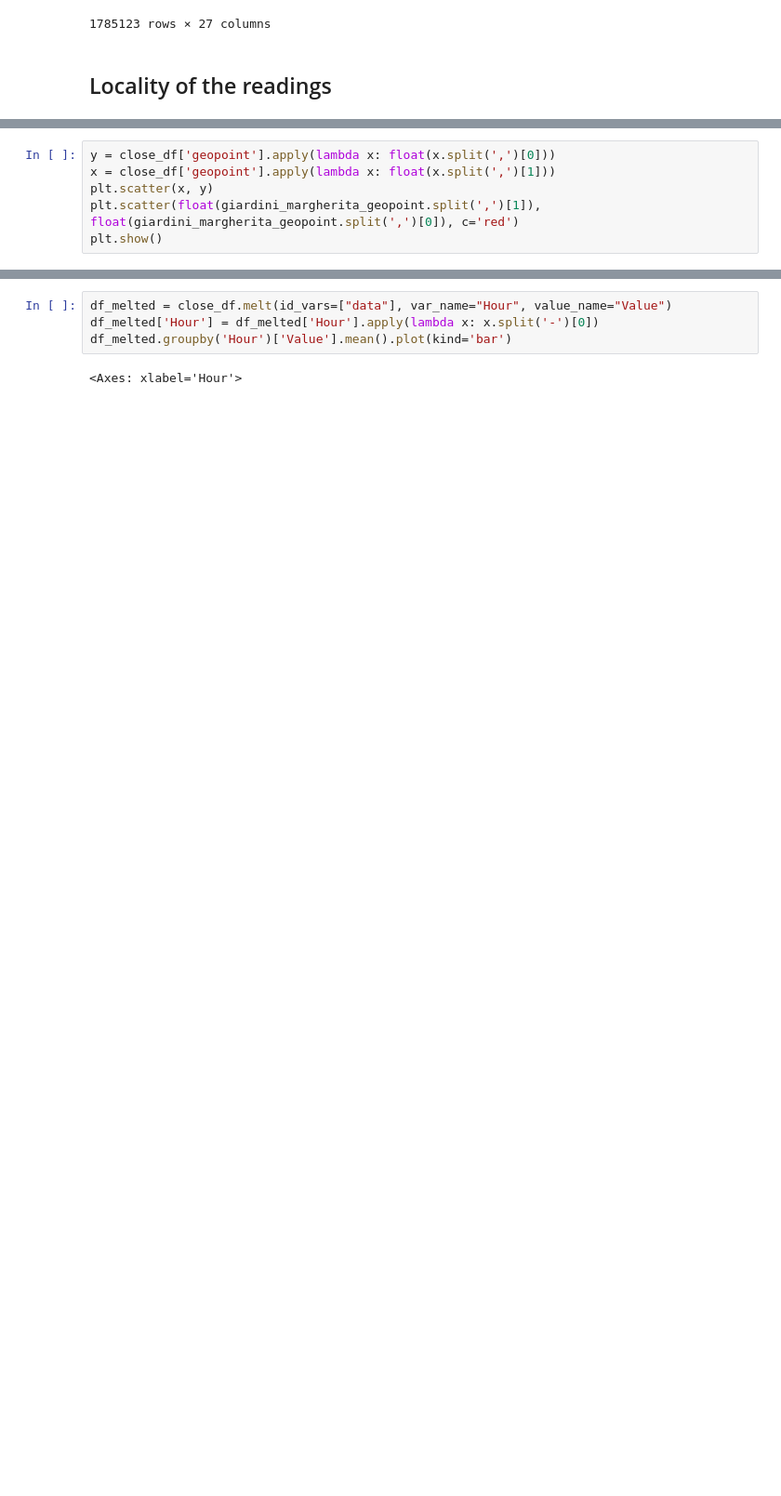
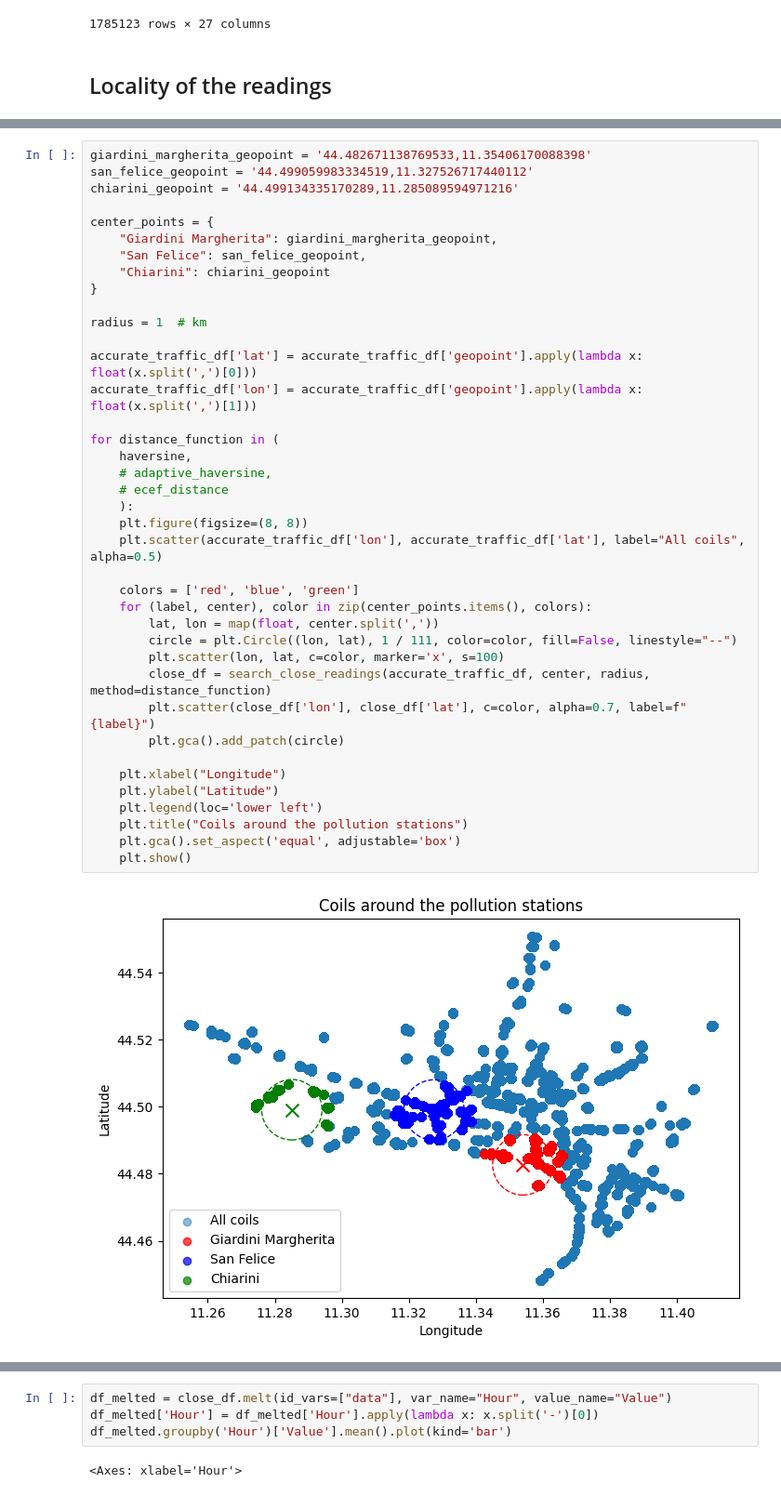
Before and after one commit to davidesonno/AII-project, a Jupyter notebook: 2-traffic_prepocessing.ipynb, the cells around one changed output, grey strips where cells are left out. Shown at 93% size. Drawn from its saved outputs; the diff is of its cells as text; blank space fills up the shorter version.

```diff
--- a/traffic_prepocessing.ipynb
+++ b/2-traffic_prepocessing.ipynb
@@ -166,6 +173,0 @@ close_df = search_close_readings(accurate_traffic_df, giardini_margherita_geopoi
-# %%
-y = close_df['geopoint'].apply(lambda x: float(x.split(',')[0]))
-x = close_df['geopoint'].apply(lambda x: float(x.split(',')[1]))
-plt.scatter(x, y)
-plt.scatter(float(giardini_margherita_geopoint.split(',')[1]), float(giardini_margherita_geopoint.split(',')[0]), c='red')
-plt.show()
@@ -173,0 +174,41 @@ plt.show()
+# %%
+giardini_margherita_geopoint = '44.482671138769533,11.35406170088398'
+san_felice_geopoint = '44.499059983334519,11.327526717440112'
+chiarini_geopoint = '44.499134335170289,11.285089594971216'
+
+center_points = {
+    "Giardini Margherita": giardini_margherita_geopoint,
+    "San Felice": san_felice_geopoint,
+    "Chiarini": chiarini_geopoint
+}
+
+radius = 1  # km
+
+accurate_traffic_df['lat'] = accurate_traffic_df['geopoint'].apply(lambda x: float(x.split(',')[0]))
+accurate_traffic_df['lon'] = accurate_traffic_df['geopoint'].apply(lambda x: float(x.split(',')[1]))
+
+for distance_function in (
+    haversine,
+    # adaptive_haversine,
+    # ecef_distance
+    ):
+    plt.figure(figsize=(8, 8))
+    plt.scatter(accurate_traffic_df['lon'], accurate_traffic_df['lat'], label="All coils", alpha=0.5)
+
+    colors = ['red', 'blue', 'green']
+    for (label, center), color in zip(center_points.items(), colors):
+        lat, lon = map(float, center.split(','))
+        circle = plt.Circle((lon, lat), 1 / 111, color=color, fill=False, linestyle="--")
+        plt.scatter(lon, lat, c=color, marker='x', s=100)
+        close_df = search_close_readings(accurate_traffic_df, center, radius, method=distance_function)
+        plt.scatter(close_df['lon'], close_df['lat'], c=color, alpha=0.7, label=f"{label}")
+        plt.gca().add_patch(circle)
+
+    plt.xlabel("Longitude")
+    plt.ylabel("Latitude")
+    plt.legend(loc='lower left')
+    plt.title("Coils around the pollution stations")
+    plt.gca().set_aspect('equal', adjustable='box')
+    plt.show()
+# %% [output]
+[figure, added]
```
Also changed, not shown: parts of 14 cells of this notebook, 4 other files.
